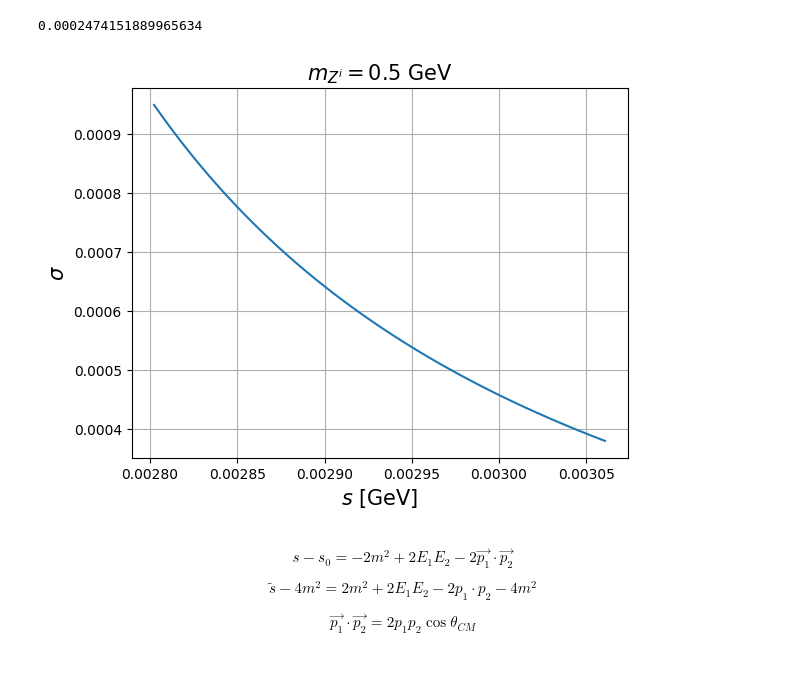
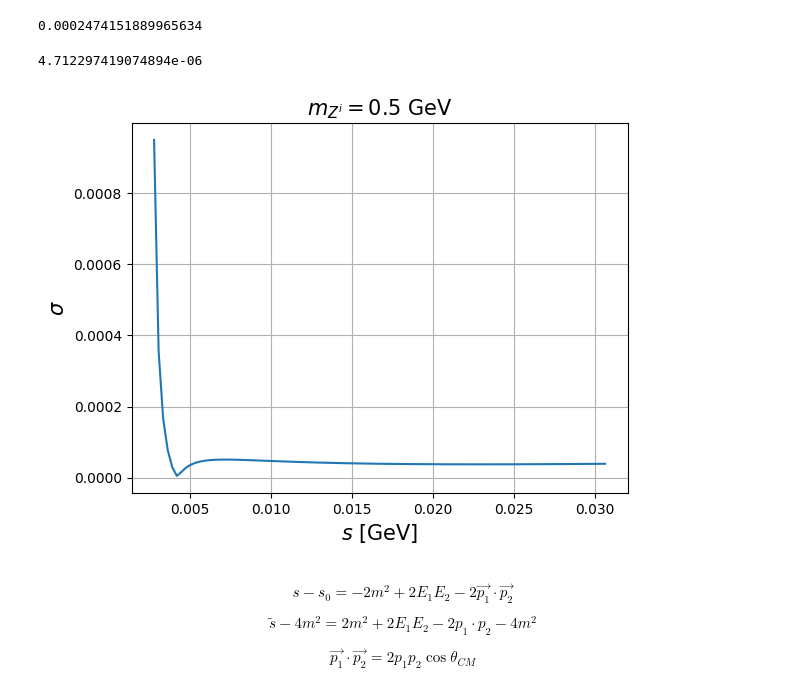
Before and after one commit to nico0407/DM-freeze-out, a Jupyter notebook: iDM-freze-out/Scattering.ipynb, the cells around one changed output. Cells and saved outputs as stored; diff of their text form; code cells hidden in the pictures.

```diff
--- a/iDM-freze-out/Scattering.ipynb
+++ b/iDM-freze-out/Scattering.ipynb
@@ -165,7 +169,7 @@ def pfin_pinit(s):
     return (np.sqrt(abs(((s-m2**2-mf**2)**2)-4*(mf**2)*(m2**2))/abs(((s-(m1**2)-(mf**2))**2)-4*(mf**2)*(m1**2))))
 
 def p_fin(s):
-    return np.sqrt((((s-m2**2-mf**2)**2)-4*(mf**2)*(m2**2))/4*s)
+    return np.sqrt(abs((((s-m2**2-mf**2)**2)-4*(mf**2)*(m2**2))/4*s))
 
 def p_init(s):
     return np.sqrt(abs((((s-(m1**2)-(mf**2))**2)-4*(mf**2)*(m1**2))/4*s))
@@ -299,15 +307,22 @@ E4(2)
 sigma(1000000000000)
 # %% [output]
 0.0002474151889965634
+# %%
+nico=np.linspace(0.002802313086941759,0.03060739187101539,100)
+# %%
+sigma(0.0042)
+# %% [output]
+4.712297419074894e-06
 # %%
-plt.plot(s,sigma(s))
+plt.plot(nico,sigma(nico))
 plt.title('$m_{Z^i}=0.5$ GeV', size= 15)
 plt.xlabel('$s$ [GeV]',size=15)
 plt.ylabel(r'$\sigma$',size=15)
 #plt.xlim(0.1,10.3)
+
 plt.grid()
 # %% [output]
-[figure, old version]
+[figure, new version]
 # %% [markdown]
 $$s-s_0=-2m^2+2E_1E_2-2 \vec{p_1} \cdot \vec{p_2}$$
 
```
Also changed, not shown: parts of 6 cells of this notebook, 2 other files.
